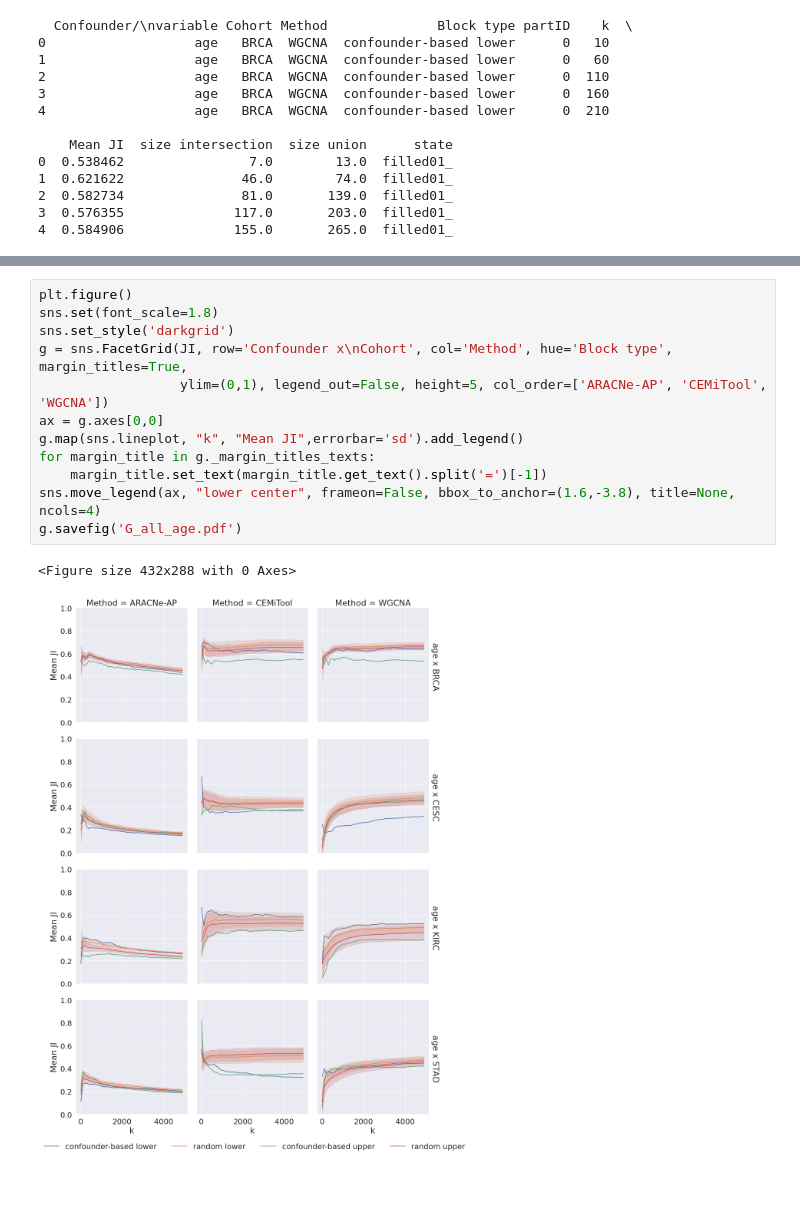
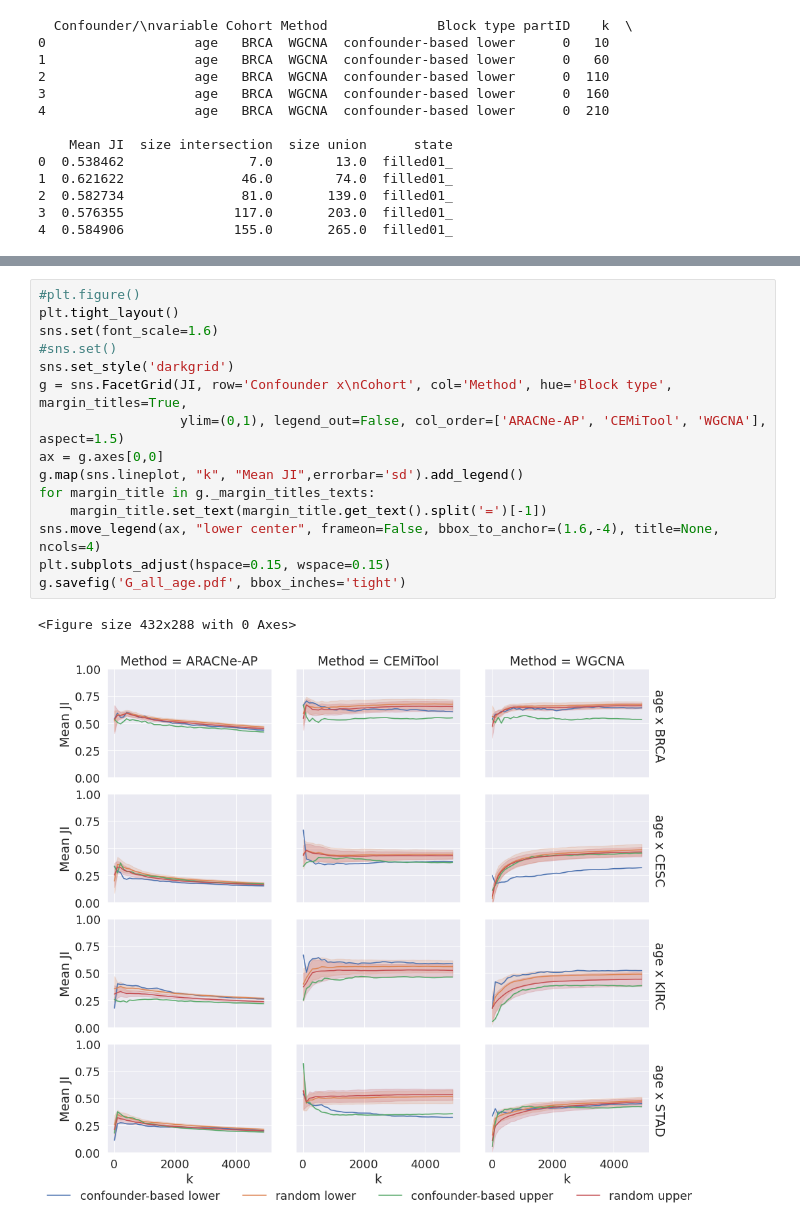
Before and after one commit to bionetslab/grn-confounders, a Jupyter notebook: results_paper/visualize_G_all_comparisons_age.ipynb, the cells around one changed output, grey strips where cells are left out. Saved outputs shown, nothing was run; the diff lists cells and outputs as text; blank space fills up the shorter version.

Commit message:
update plot scripts

```diff
--- a/results_paper/visualize_G_all_comparisons_age.ipynb
+++ b/results_paper/visualize_G_all_comparisons_age.ipynb
@@ -90,15 +83,18 @@ print(JI.head())
 # %%
-plt.figure()
-sns.set(font_scale=1.8)
+#plt.figure()
+plt.tight_layout()
+sns.set(font_scale=1.6)
+#sns.set()
 sns.set_style('darkgrid')
 g = sns.FacetGrid(JI, row='Confounder x\nCohort', col='Method', hue='Block type', margin_titles=True,
-                  ylim=(0,1), legend_out=False, height=5, col_order=['ARACNe-AP', 'CEMiTool', 'WGCNA'])
+                  ylim=(0,1), legend_out=False, col_order=['ARACNe-AP', 'CEMiTool', 'WGCNA'], aspect=1.5)
 ax = g.axes[0,0]
 g.map(sns.lineplot, "k", "Mean JI",errorbar='sd').add_legend()
 for margin_title in g._margin_titles_texts:
     margin_title.set_text(margin_title.get_text().split('=')[-1])
-sns.move_legend(ax, "lower center", frameon=False, bbox_to_anchor=(1.6,-3.8), title=None, ncols=4)
-g.savefig('G_all_age.pdf')
+sns.move_legend(ax, "lower center", frameon=False, bbox_to_anchor=(1.6,-4), title=None, ncols=4)
+plt.subplots_adjust(hspace=0.15, wspace=0.15)
+g.savefig('G_all_age.pdf', bbox_inches='tight')
 # %% [output]
 <Figure size 432x288 with 0 Axes>
-[figure, old version]
+[figure, new version]
```
Also changed, not shown: parts of 1 cell of this notebook, 3 other files.
